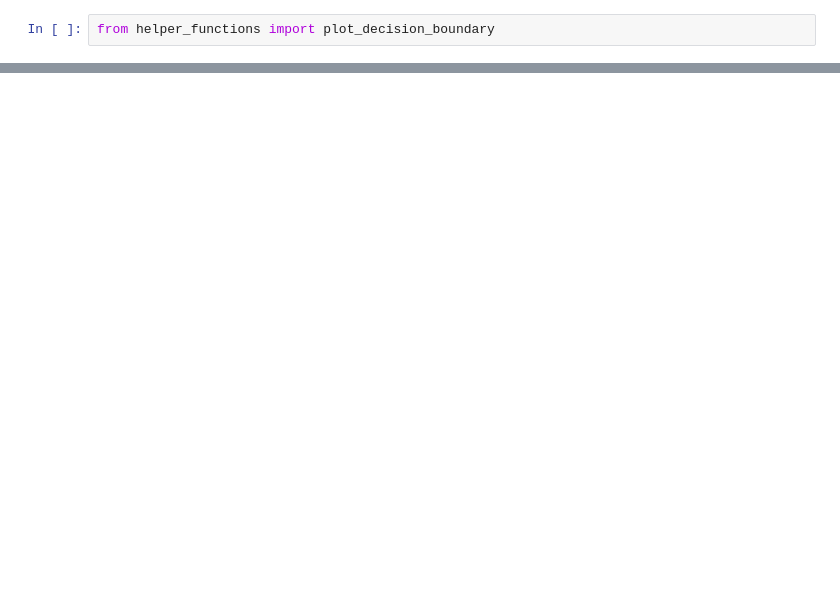
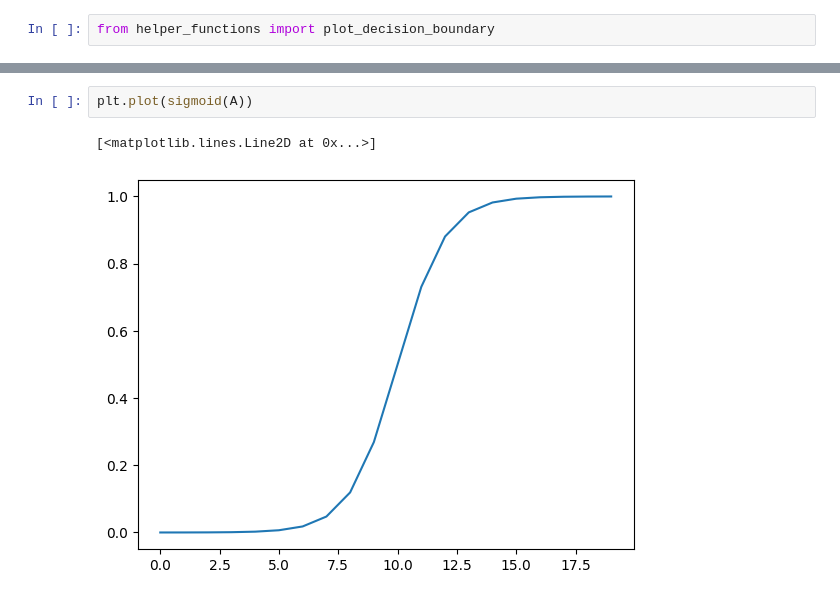
Before and after one commit to SaFaUU/PyTorch_for_DL, a Jupyter notebook: 02_pytorch_classifcation.ipynb, the cells around one changed output, grey strips where cells are left out. Drawn from its saved outputs; the diff is of its cells as text; blank space fills up the shorter version.

```diff
--- a/02_pytorch_classifcation.ipynb
+++ b/02_pytorch_classifcation.ipynb
@@ -668,0 +707,5 @@ plot_decision_boundary(model_3, X_test, y_test)
+# %%
+plt.plot(sigmoid(A))
+# %% [output]
+[<matplotlib.lines.Line2D at 0x...>]
+[figure, added]
```
Also changed, not shown: parts of 14 cells of this notebook.
